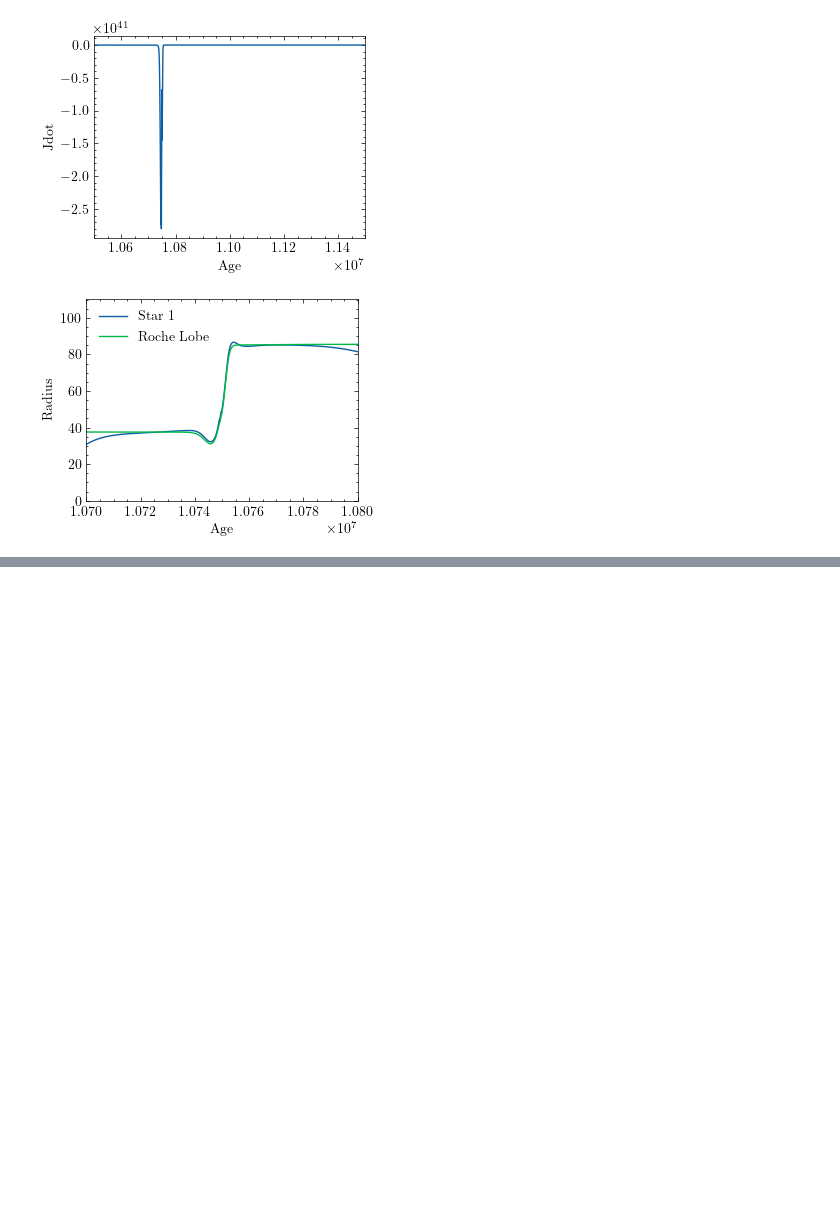
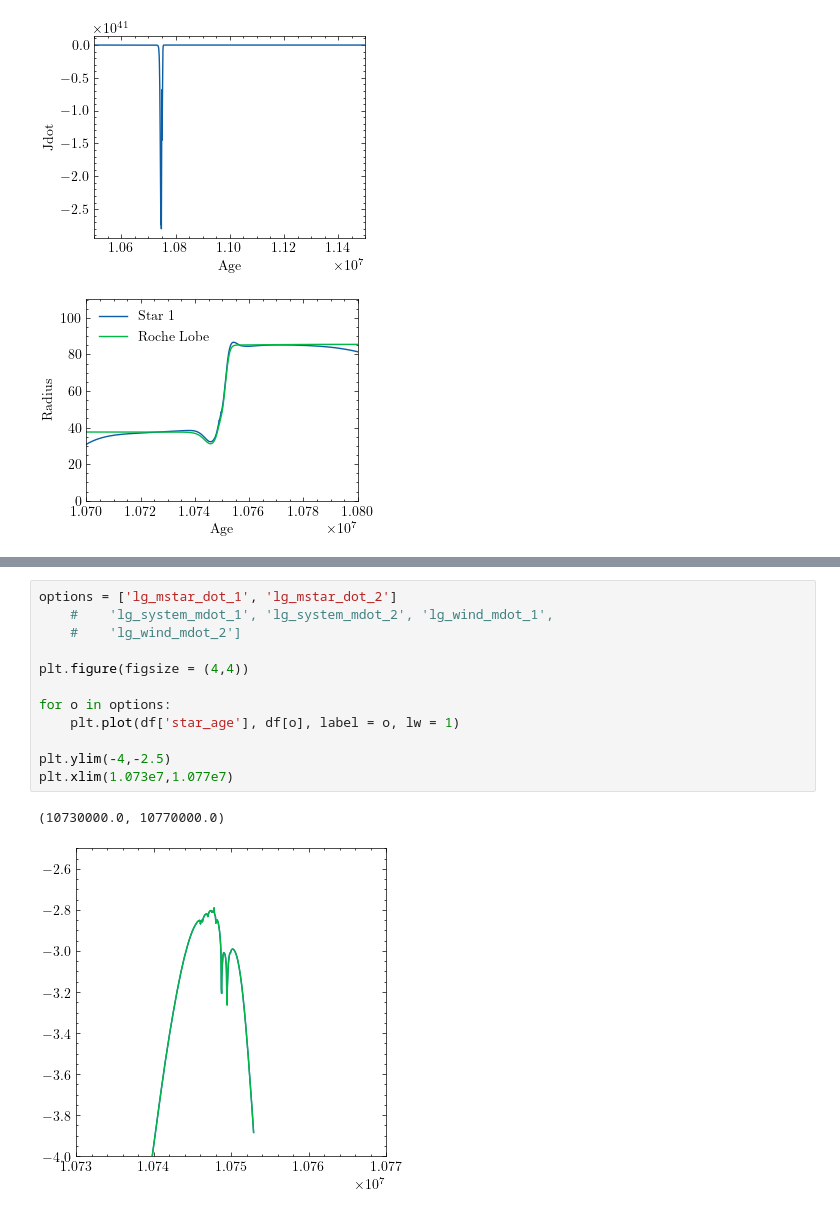
Before and after one commit to neevshah101/learning_mesa, a Jupyter notebook: plotting.ipynb, the cells around one changed output, grey strips where cells are left out. Saved outputs shown, nothing was run; the diff lists cells and outputs as text; blank space fills up the shorter version.

```diff
--- a/plotting.ipynb
+++ b/plotting.ipynb
@@ -615,0 +654,15 @@ plt.show()
+# %%
+options = ['lg_mstar_dot_1', 'lg_mstar_dot_2']
+    #    'lg_system_mdot_1', 'lg_system_mdot_2', 'lg_wind_mdot_1',
+    #    'lg_wind_mdot_2']
+
+plt.figure(figsize = (4,4))
+
+for o in options:
+    plt.plot(df['star_age'], df[o], label = o, lw = 1)
+
+plt.ylim(-4,-2.5)
+plt.xlim(1.073e7,1.077e7)
+# %% [output]
+(10730000.0, 10770000.0)
+[figure, added]
```
Also changed, not shown: parts of 4 cells of this notebook.
